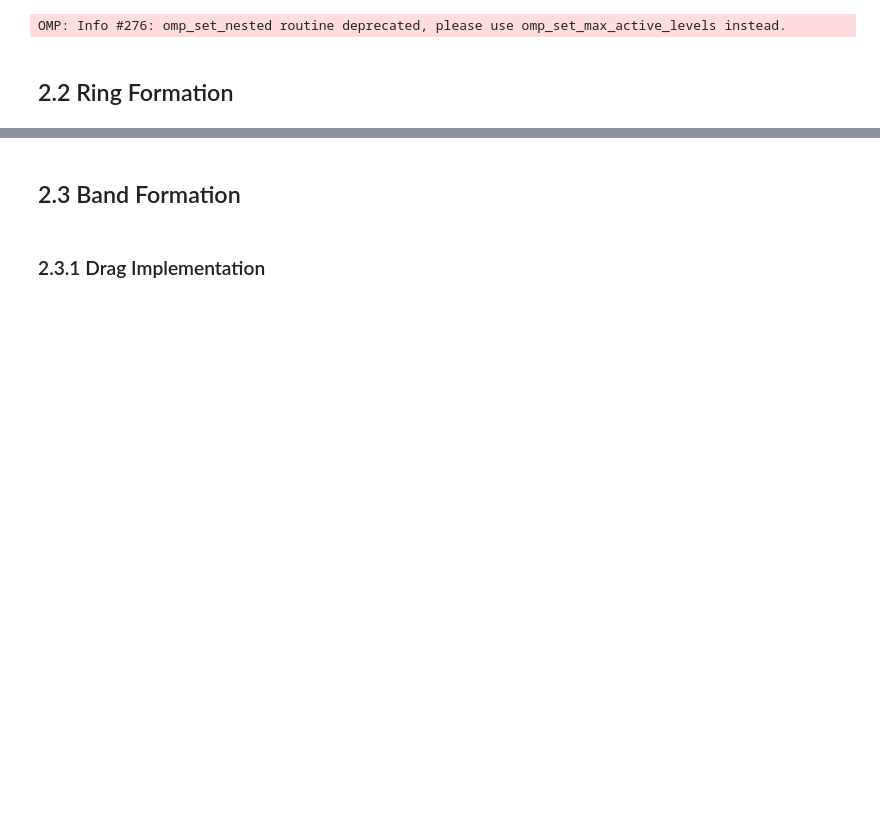
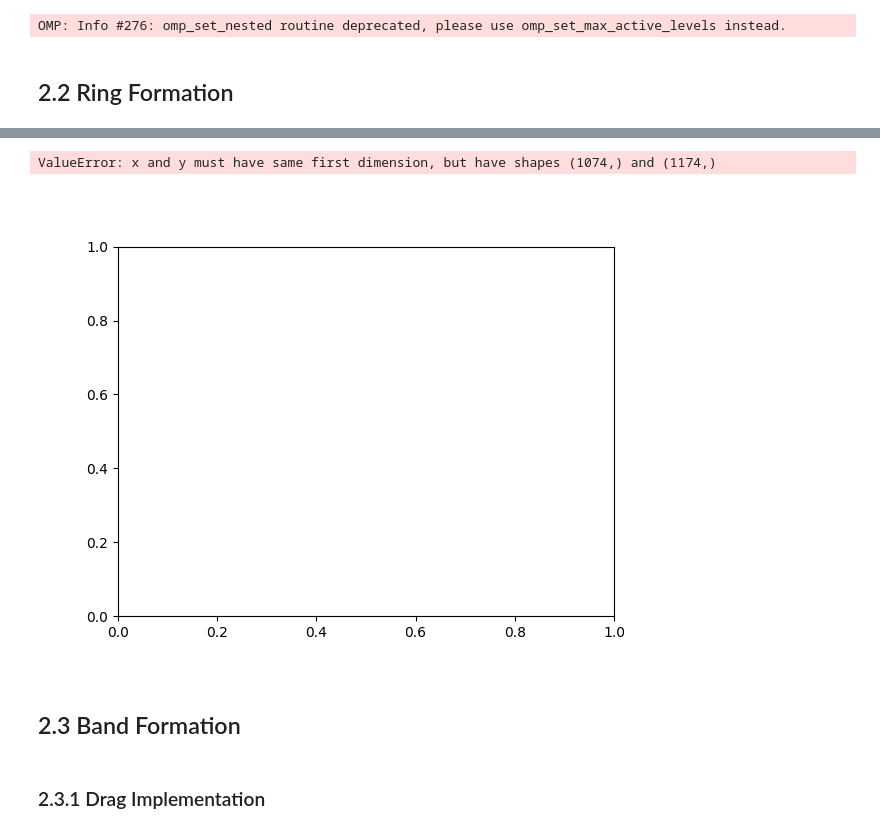
Before and after one commit to ReeceHumphreys/ODAP, a Jupyter notebook: notebooks/Introduction.ipynb, the cells around one changed output, grey strips where cells are left out. Cells and saved outputs as stored; diff of their text form; code cells hidden in the pictures; blank space fills up the shorter version.

```diff
--- a/notebooks/Introduction.ipynb
+++ b/notebooks/Introduction.ipynb
@@ -155,5 +155,9 @@ perts = null_perts()
 perts['aero'] = True
 perts['J2']   = True
 
-op = OrbitPropagator(debris_keplerian_state, areas, masses, [0, 60*60*24*6], 60*30, perts=perts)
+# Define orbital periods
+T = 2 * np.pi * np.sqrt(a**3 / mu_Earth)
+
+
+op = OrbitPropagator(debris_keplerian_state, areas, masses, [0, 40*np.ceil(max(T))], 60*5, perts=perts)
 states = op.propagate_orbit()
@@ -240,34 +240,57 @@ op.states = ks_toroid
 # %%
-# Creating Flux v. Time plot
-layout = go.Layout(
-    title        = dict(text='$\\text{Flux}\:(\\Phi)\:\\text{vs. Time }(t)$',
-                        x=0.5),
-    xaxis_title  = '$t\:[days]$',
-    yaxis_title  = '$\\text{ Number of fragments passing XZ plane, }\Phi\:$',
-    template     = 'plotly_white'
-)
+import matplotlib.dates
+import matplotlib.pyplot as plt
 
 
-data = [
-    go.Scatter(x=t_flux, y=flux,
-               mode='lines',
-               name='Flux'),
-    go.Scatter(x=[t_flux[intersection_index], t_flux[intersection_index]], y=[0, np.max(flux)],
-               mode='lines',
-               line=dict(dash = 'dash'),
-               name='Convergence')
-]
+dates = t_flux.tolist()
+dates = matplotlib.dates.date2num(dates)
 
-fig1 = go.Figure(data=data, layout=layout)
+x = dates
+y = flux
 
-# Stopping data to have half before intersection index and half after
-# index_stop = intersection_index * 2
-# if index_stop > len(flux) - 1 : index_stop = len(flux) - 1
-# fig1.update_layout(xaxis_range=[t_flux[0],t_flux[index_stop]])
+plt.close()
+# Plotting flux vs. time
+plt.plot(x, y, '.-')
+plt.gca().xaxis.set_major_formatter(mdates.DateFormatter('%Y-%m-%d'))
+plt.gcf().autofmt_xdate()
+# Adding converage line
+plt.axvline(x=x[intersection_index], color='r', linestyle='--')
+plt.show()
 
-# # Saving plot as an image and uploading it to plotly
-# #fig1.write_image("figures/Flux_v_Time.png", width=500, height=500, scale=2)
-py.iplot(fig1, filename="Flux v. Time")
+
+# # # Creating Flux v. Time plot
+# layout = go.Layout(
+#     title        = dict(text='$\\text{Flux}\:(\\Phi)\:\\text{vs. Time }(t)$',
+#                         x=0.5),
+#     xaxis_title  = '$t\:[days]$',
+#     yaxis_title  = '$\\text{ Number of fragments passing XZ plane, }\Phi\:$',
+#     template     = 'plotly_white'
+# )
+
+
+# data = [
+#     go.Scatter(x=t_flux, y=flux,
+#                mode='lines',
+#                name='Flux'),
+#     go.Scatter(x=[t_flux[intersection_index], t_flux[intersection_index]], y=[0, np.max(flux)],
+#                mode='lines',
+#                line=dict(dash = 'dash'),
+#                name='Convergence')
+# ]
+
+# fig1 = go.Figure(data=data, layout=layout)
+
+# # Stopping data to have half before intersection index and half after
+# # index_stop = intersection_index * 2
+# # if index_stop > len(flux) - 1 : index_stop = len(flux) - 1
+# # fig1.update_layout(xaxis_range=[t_flux[0],t_flux[index_stop]])
+
+# # # Saving plot as an image and uploading it to plotly
+# # #fig1.write_image("figures/Flux_v_Time.png", width=500, height=500, scale=2)
+# py.iplot(fig1, filename="Flux v. Time")
+# %% [output]
+ValueError: x and y must have same first dimension, but have shapes (1074,) and (1174,)
+[figure, added]
 # %%
 #(N_t, 2, N_frag, 3))
 pos = states_cartesian[:, 0, :, :]
```
Also changed, not shown: parts of 7 cells of this notebook, 1 other file.
